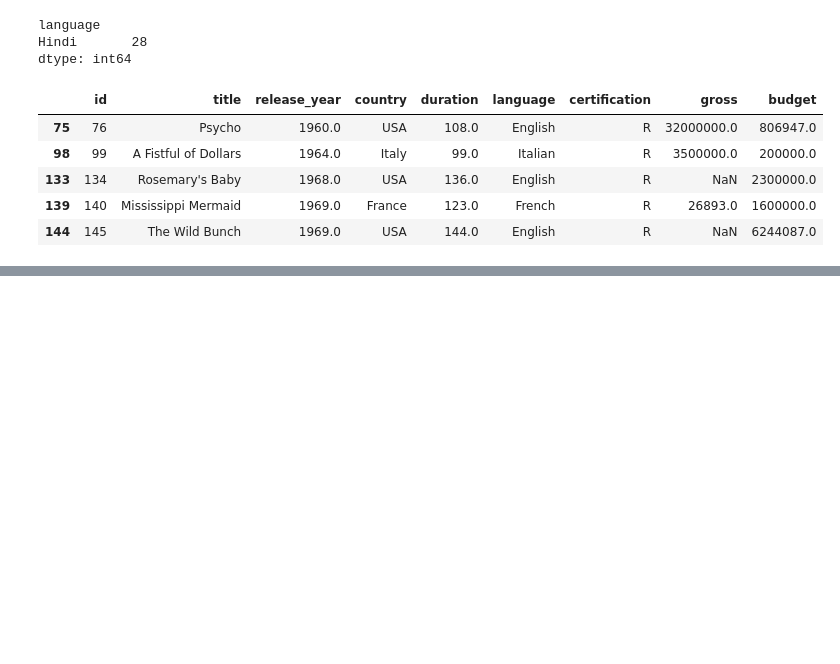
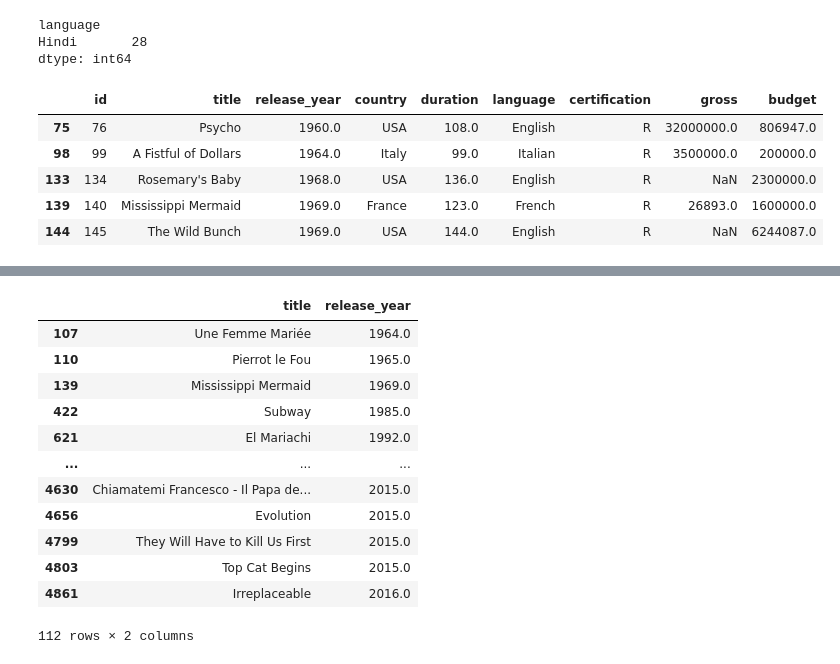
Before and after one commit to ishtiakrongon/Learning-Python, a Jupyter notebook: Basic Data Exploration with Pandas.ipynb, the cells around one changed output, grey strips where cells are left out. Cells and saved outputs as stored; diff of their text form; code cells hidden in the pictures; blank space fills up the shorter version.

```diff
--- a/Basic Data Exploration with Pandas.ipynb
+++ b/Basic Data Exploration with Pandas.ipynb
@@ -234,0 +287,19 @@ films[r_certification_details].head()
+# %%
+# the records to only include French or Spanish language films. show title and release year
+
+two_language = films.loc[:, ["title", "release_year"]] [(films["language"] == "Spanish") | (films["language"] == "French")]
+two_language
+# %% [output]
+|  | title | release_year |
+| 107 | Une Femme Mariée | 1964.0 |
+| 110 | Pierrot le Fou | 1965.0 |
+| 139 | Mississippi Mermaid | 1969.0 |
+| 422 | Subway | 1985.0 |
+| 621 | El Mariachi | 1992.0 |
+| ... | ... | ... |
+| 4630 | Chiamatemi Francesco - Il Papa de... | 2015.0 |
+| 4656 | Evolution | 2015.0 |
+| 4799 | They Will Have to Kill Us First | 2015.0 |
+| 4803 | Top Cat Begins | 2015.0 |
+| 4861 | Irreplaceable | 2016.0 |
+112 rows × 2 columns
```
Also changed, not shown: parts of 5 cells of this notebook.
